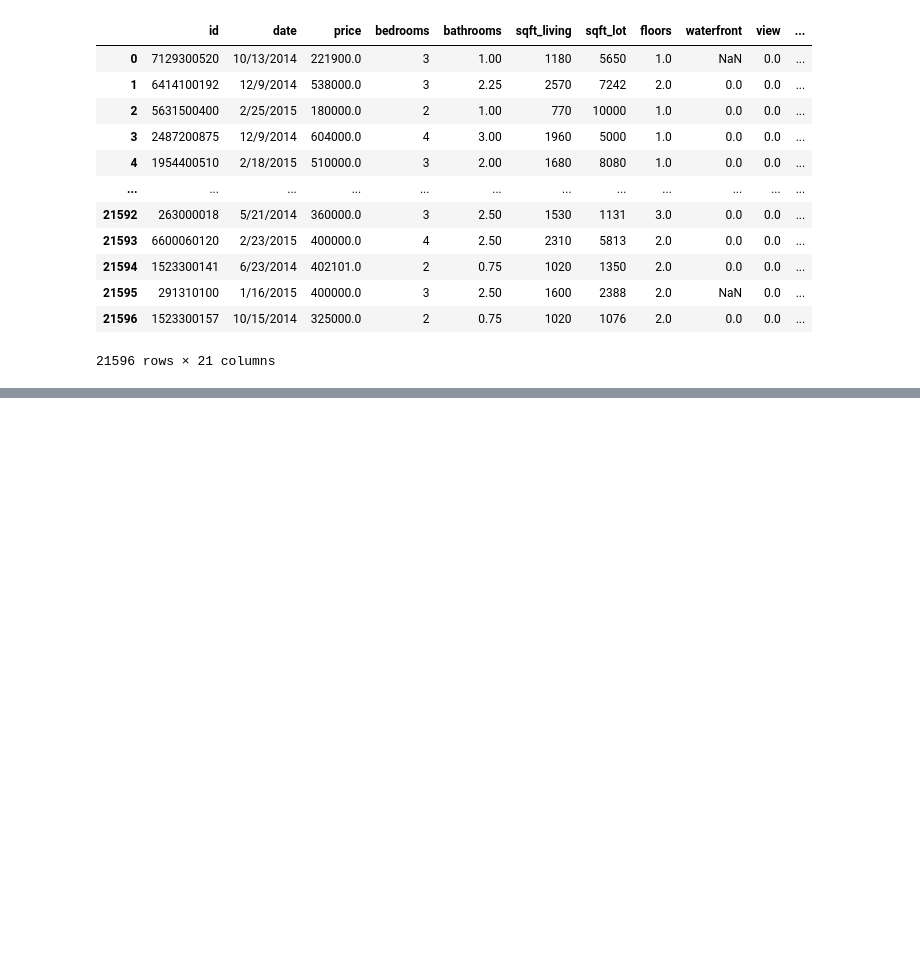
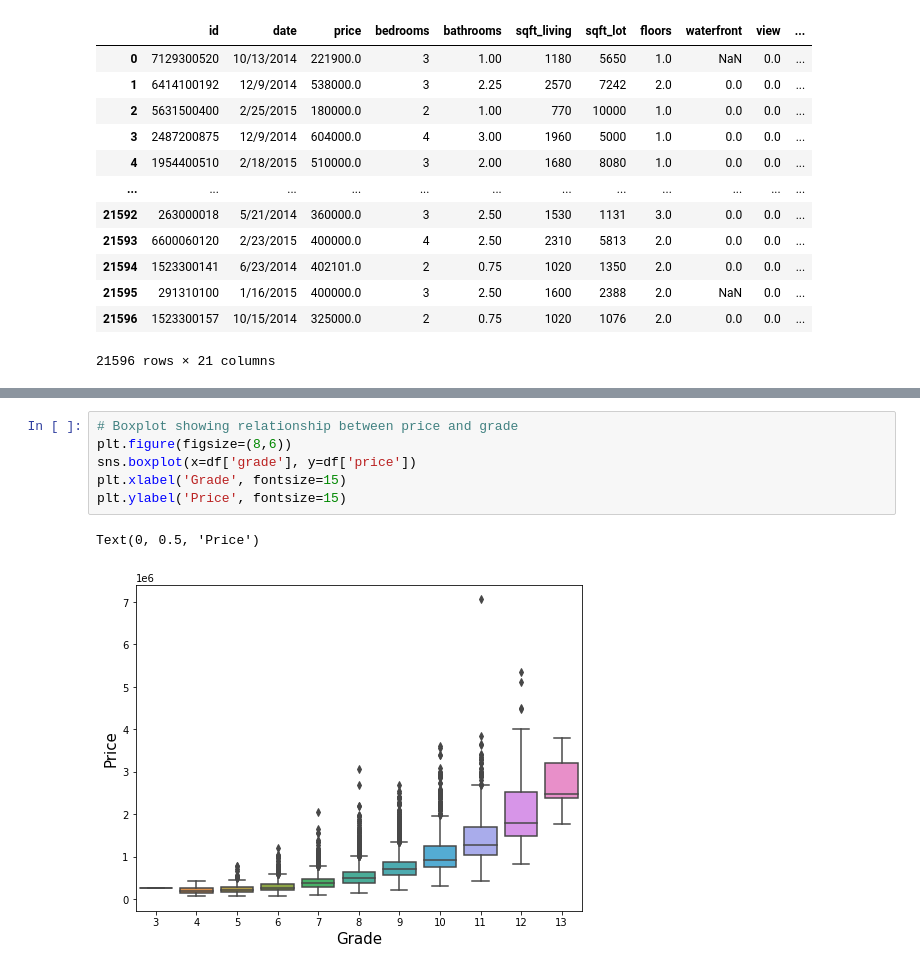
Before and after one commit to asval211/king_county_housing_data, a Jupyter notebook: notebooks/exploratory/Alex/lower_end.ipynb, the cells around one changed output, grey strips where cells are left out. Cells and saved outputs as stored; diff of their text form; blank space fills up the shorter version.

```diff
--- a/notebooks/exploratory/Alex/lower_end.ipynb
+++ b/notebooks/exploratory/Alex/lower_end.ipynb
@@ -67,0 +169,9 @@ df.drop(15856)
+# %%
+# Boxplot showing relationship between price and grade
+plt.figure(figsize=(8,6))
+sns.boxplot(x=df['grade'], y=df['price'])
+plt.xlabel('Grade', fontsize=15)
+plt.ylabel('Price', fontsize=15)
+# %% [output]
+Text(0, 0.5, 'Price')
+[figure, added]
```
Also changed, not shown: parts of 29 cells of this notebook.
